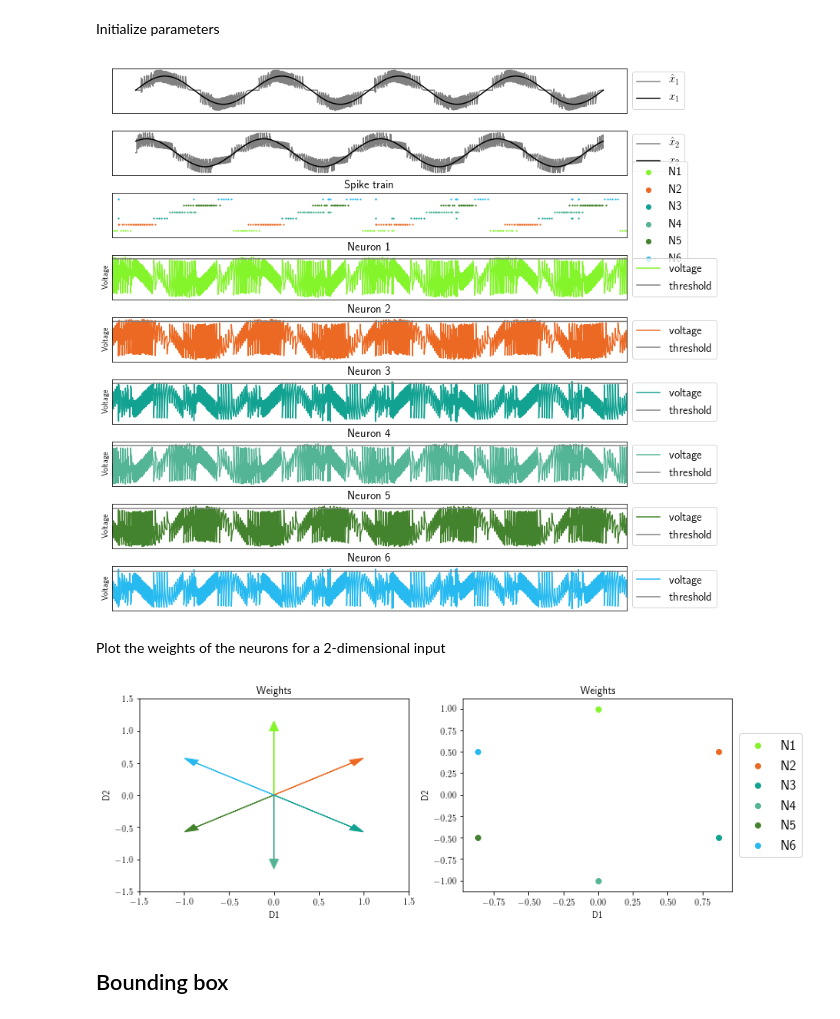
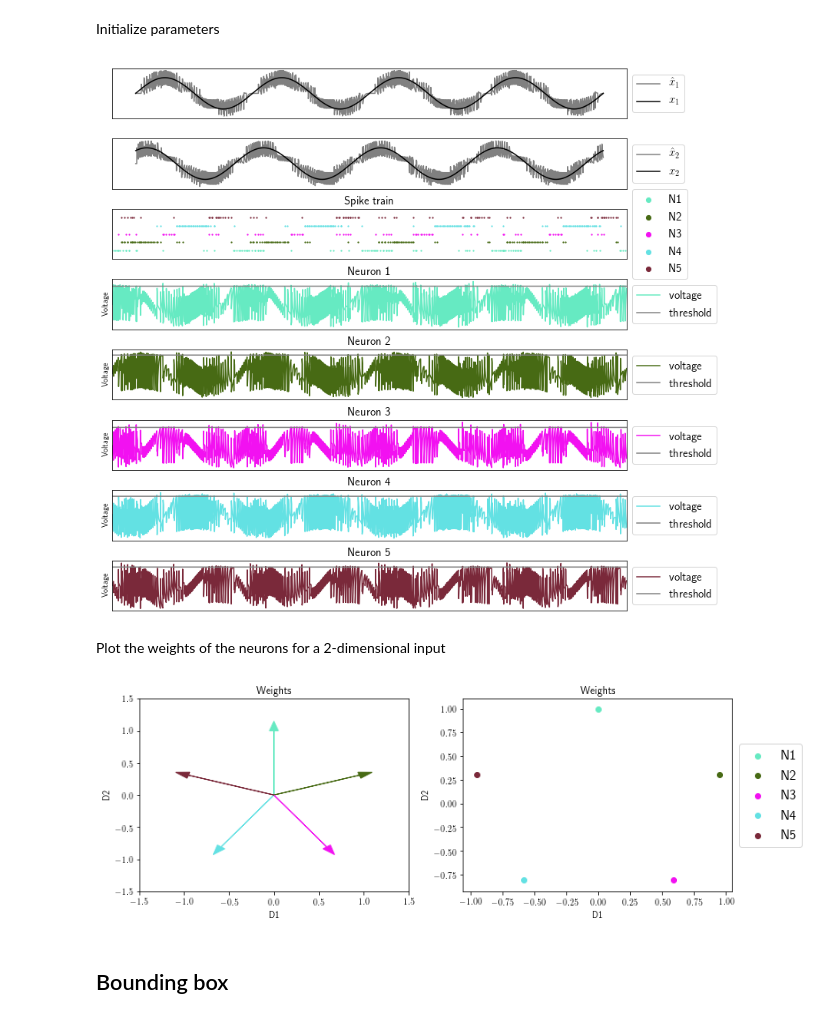
Before and after one commit to ABra1993/LisbonLab, a Jupyter notebook: CSM_multidimensional.ipynb, the cells around one changed output. Drawn from its saved outputs; the diff is of its cells as text; code cells hidden in the pictures.

```diff
--- a/CSM_multidimensional.ipynb
+++ b/CSM_multidimensional.ipynb
@@ -171,33 +171,33 @@ def plot_N():
         pl.legend(loc='center left', bbox_to_anchor=(1, 0.5), fontsize=15)
 # %%
 # Run simulation and plot results for given parameters
-N = 6                                                    # number of neurons
+N = 5                                                    # number of neurons
 d = 2                                                    # number of dimensions of signal input
 iterations = 4000                                        # number of steps
 dt = 0.1                                                 # step size
 tau = 1                                                  # time constant
 beta = 0                                                 # cost
 
 # initialize decoding weights
 D = []
 
 weights = np.linspace(0, 2 * np.pi, N + 1)
 
 for i in range(N):
     D_temp = [np.sin(weights[i]), np.cos(weights[i])]
     D.append(D_temp)
 
 D = np.asarray(D).reshape((N, d))
 
 color = list(np.random.choice(range(256), size=(N, 3)))
 
 # run simulation
 t, voltage, x_est, o, T = initialize_params_N(N, d, iterations, dt, D)      # initialize parameters
 c, x = TVS_N()                                                              # create d-dimensional input signal
 run_N(tau, beta)                                                            # run spiking network
 plot_N()                                                                    # plot results
 # %% [output]
-[figure, old version]
+[figure, new version]
 # %% [markdown]
 Plot the weights of the neurons for a 2-dimensional input
 # %%
@@ -230,7 +230,7 @@ def plot_weights():
 
 plot_weights()
 # %% [output]
-[figure, old version]
+[figure, new version]
 # %% [markdown]
 ## Bounding box
 # %%
```
Also changed, not shown: parts of 1 cell of this notebook.
